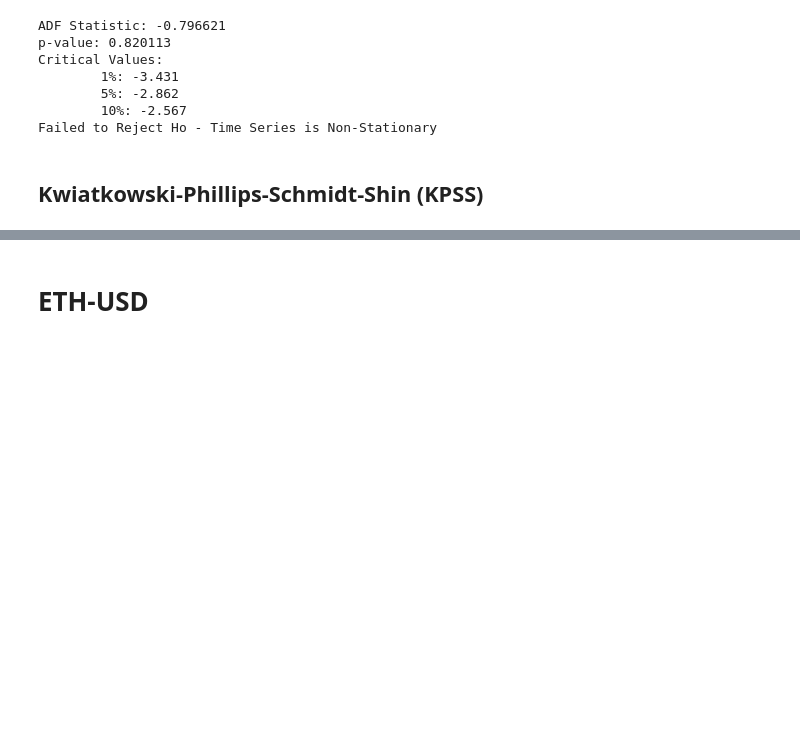
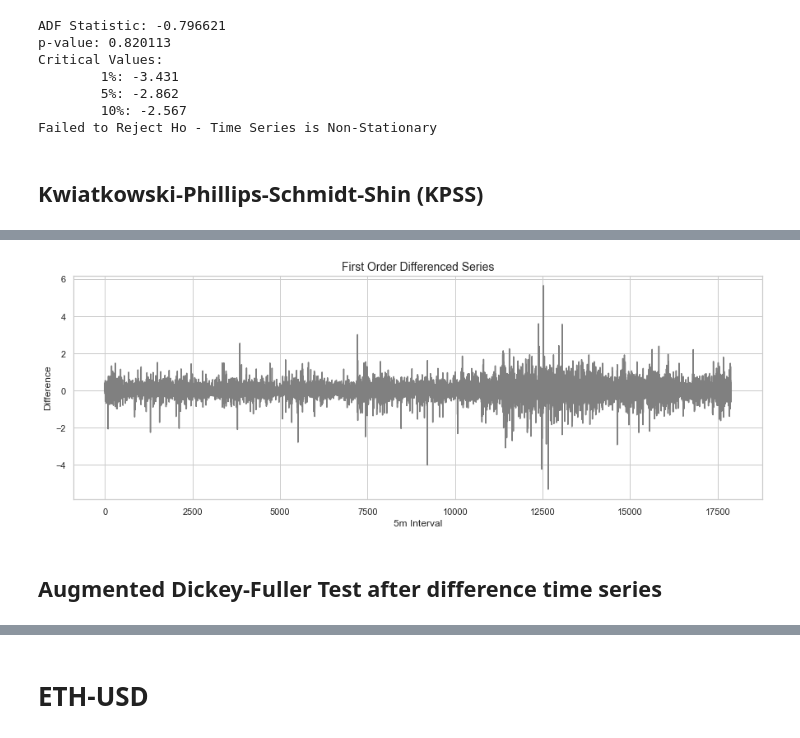
Before and after one commit to bachuamulya/CMF, a Jupyter notebook: dissertation - draft.ipynb, the cells around one changed output, grey strips where cells are left out. Cells and saved outputs as stored; diff of their text form; code cells hidden in the pictures; blank space fills up the shorter version.

```diff
--- a/dissertation - draft.ipynb
+++ b/dissertation - draft.ipynb
@@ -245,5 +290,5 @@ Reject Ho - Time series in stationary
 # %% [markdown]
 # LTC-USD
 # %%
-LTC = df[['Date','LTC-USD Adj Close']]
+LTC = df[['LTC-USD Adj Close']]
 LTC
@@ -295,0 +373,3 @@ NameError: name 'LTC' is not defined
+# %%
+LTC_stationary = LTC.diff().dropna()
+LTC_stationary
@@ -295,0 +390,11 @@ NameError: name 'LTC' is not defined
+# %%
+plt.figure(figsize=(15, 5))
+plt.plot(LTC_stationary, color = 'grey')
+plt.title('First Order Differenced Series', fontsize=14)
+plt.xlabel('5m Interval', fontsize=12)
+plt.ylabel('Difference', fontsize=12)
+plt.show()
+# %% [output]
+[figure, added]
+# %% [markdown]
+## Augmented Dickey-Fuller Test after difference time series
```
Also changed, not shown: parts of 34 cells of this notebook.
